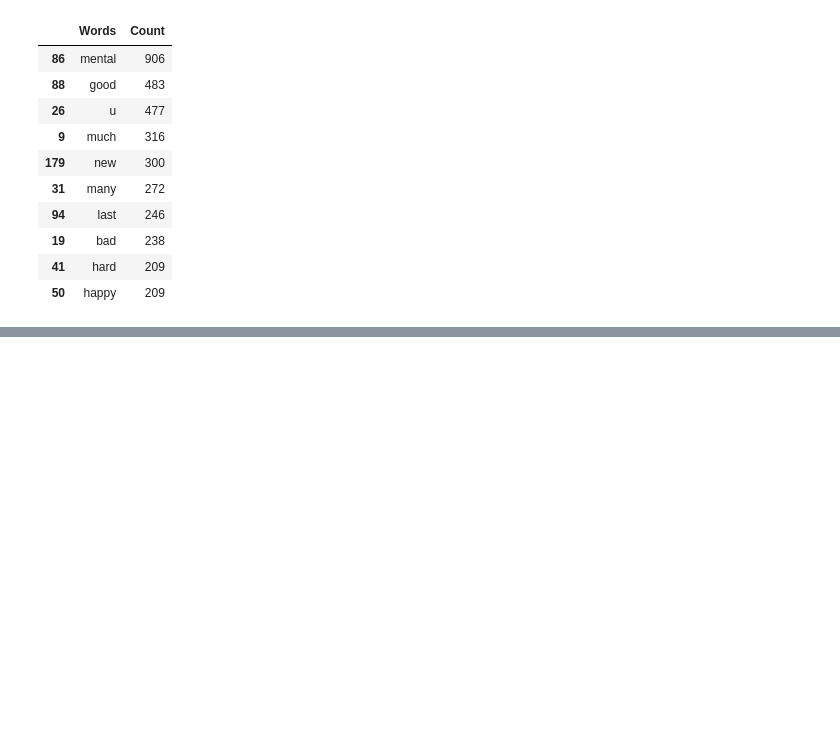
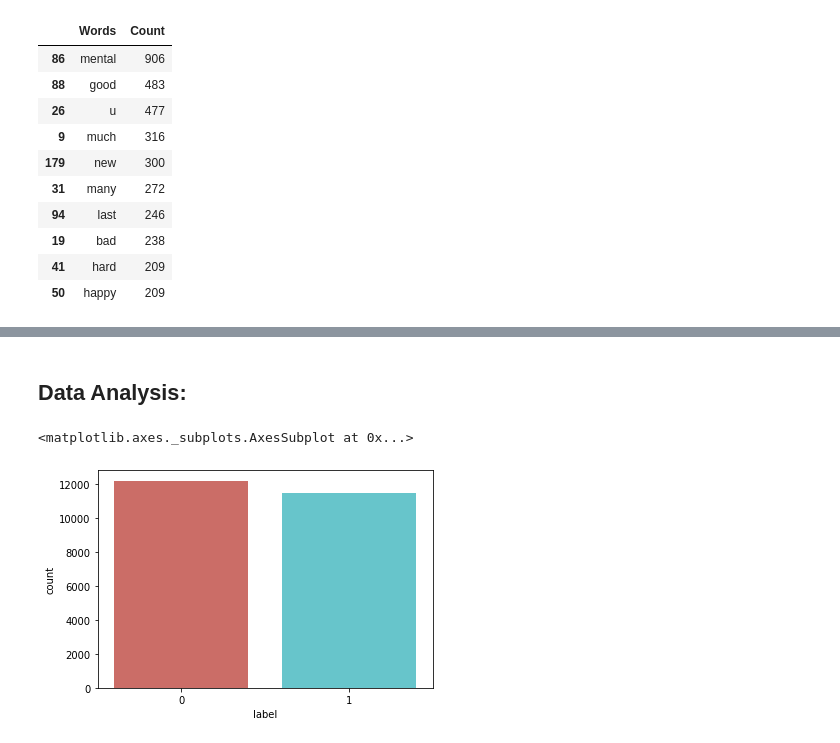
Before and after one commit to miladrezazadeh/twitter_depression_detection, a Jupyter notebook: notebooks/data_cleaning_exploration.ipynb, the cells around one changed output, grey strips where cells are left out. Cells and saved outputs as stored; diff of their text form; code cells hidden in the pictures; blank space fills up the shorter version.

```diff
--- a/notebooks/data_cleaning.ipynb
+++ b/notebooks/data_cleaning_exploration.ipynb
@@ -512,0 +589,11 @@ df.head(10)  # Check dataframe first 10 rows
+# %% [markdown]
+## Data Analysis:
+# %%
+## distribution of classes for prediction
+def create_distribution(dataFile):
+  return sns.countplot(x='label', data=dataFile, palette='hls')
+# %%
+create_distribution(df_all)
+# %% [output]
+<matplotlib.axes._subplots.AxesSubplot at 0x...>
+[figure, added]
```
Also changed, not shown: parts of 62 cells of this notebook, 1 other file.
